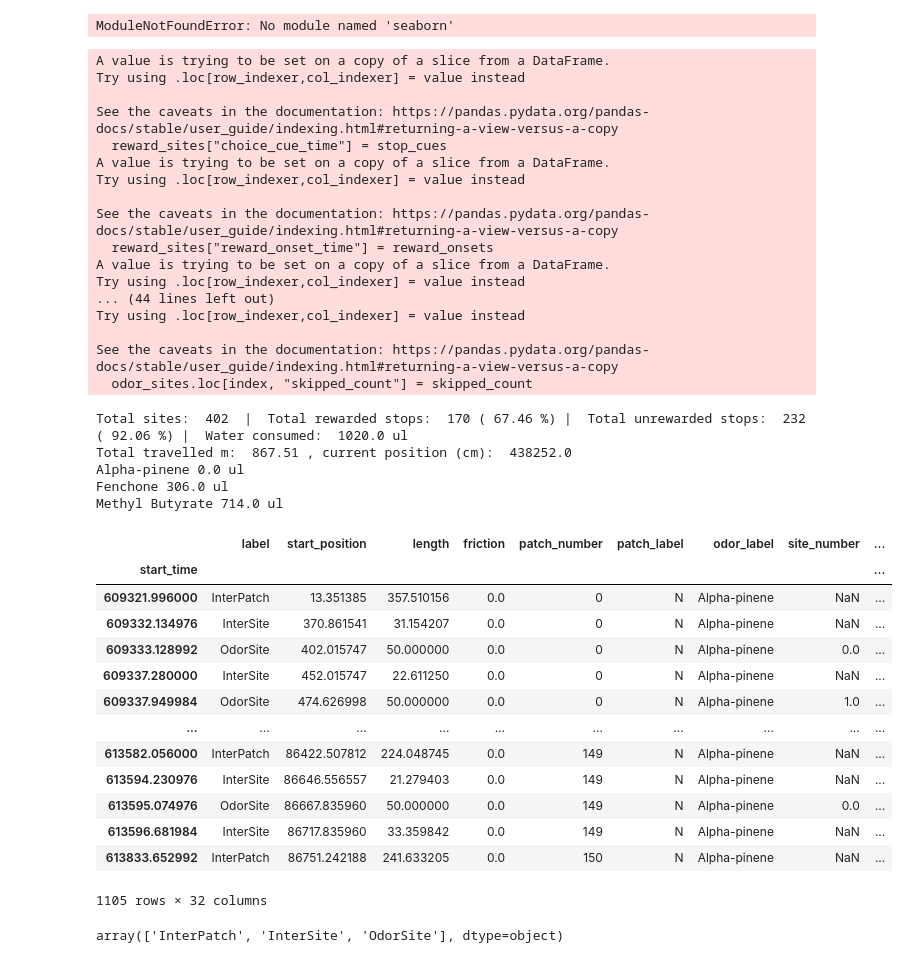
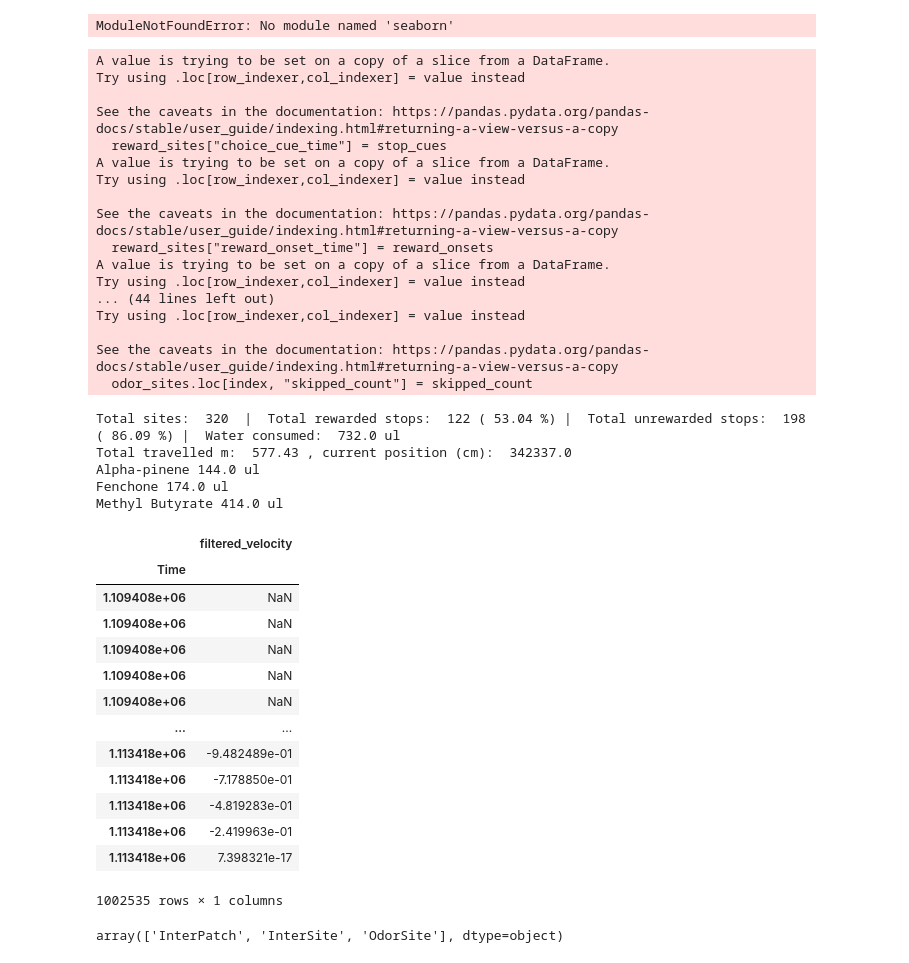
Before and after one commit to AllenNeuralDynamics/aind-vr-foraging-processing-nwb-packaging, a Jupyter notebook: code/evalute_nwb.ipynb, the cells around one changed output. Saved outputs shown, nothing was run; the diff lists cells and outputs as text; code cells hidden in the pictures.

```diff
--- a/code/evalute_nwb.ipynb
+++ b/code/evalute_nwb.ipynb
@@ -2799,7 +2799,7 @@ def update_values(reward_sites, save = False):
 # %% [output]
 ModuleNotFoundError: No module named 'seaborn'
 # %%
-processed_data = MetricsVrForaging('/root/capsule/data/test_vr_foraging_primary_nwb_v4/behavior_789903_2025-05-14_17-46-30_primary_nwb')
+processed_data = MetricsVrForaging('/root/capsule/data/vr_foraging_raw_nwb/behavior_789923_2025-05-13_16-16-16_primary_nwb')
 # %% [output]
 A value is trying to be set on a copy of a slice from a DataFrame.
 Try using .loc[row_indexer,col_indexer] = value instead
@@ -2818,28 +2818,28 @@ Try using .loc[row_indexer,col_indexer] = value instead
 
 See the caveats in the documentation: https://pandas.pydata.org/pandas-docs/stable/user_guide/indexing.html#returning-a-view-versus-a-copy
   odor_sites.loc[index, "skipped_count"] = skipped_count
-Total sites:  402  |  Total rewarded stops:  170 ( 67.46 %) |  Total unrewarded stops:  232 ( 92.06 %) |  Water consumed:  1020.0 ul
-Total travelled m:  867.51 , current position (cm):  438252.0
-Alpha-pinene 0.0 ul
-Fenchone 306.0 ul
-Methyl Butyrate 714.0 ul
+Total sites:  320  |  Total rewarded stops:  122 ( 53.04 %) |  Total unrewarded stops:  198 ( 86.09 %) |  Water consumed:  732.0 ul
+Total travelled m:  577.43 , current position (cm):  342337.0
+Alpha-pinene 144.0 ul
+Fenchone 174.0 ul
+Methyl Butyrate 414.0 ul
 # %%
-processed_data.active_site
+processed_data.stream_data.encoder_loading()
 # %% [output]
-|  | label | start_position | length | friction | patch_number | patch_label | odor_label | site_number | ... |
-| start_time |  |  |  |  |  |  |  |  | ... |
-| 609321.996000 | InterPatch | 13.351385 | 357.510156 | 0.0 | 0 | N | Alpha-pinene | NaN | ... |
-| 609332.134976 | InterSite | 370.861541 | 31.154207 | 0.0 | 0 | N | Alpha-pinene | NaN | ... |
-| 609333.128992 | OdorSite | 402.015747 | 50.000000 | 0.0 | 0 | N | Alpha-pinene | 0.0 | ... |
-| 609337.280000 | InterSite | 452.015747 | 22.611250 | 0.0 | 0 | N | Alpha-pinene | NaN | ... |
-| 609337.949984 | OdorSite | 474.626998 | 50.000000 | 0.0 | 0 | N | Alpha-pinene | 1.0 | ... |
-| ... | ... | ... | ... | ... | ... | ... | ... | ... | ... |
-| 613582.056000 | InterPatch | 86422.507812 | 224.048745 | 0.0 | 149 | N | Alpha-pinene | NaN | ... |
-| 613594.230976 | InterSite | 86646.556557 | 21.279403 | 0.0 | 149 | N | Alpha-pinene | NaN | ... |
-| 613595.074976 | OdorSite | 86667.835960 | 50.000000 | 0.0 | 149 | N | Alpha-pinene | 0.0 | ... |
-| 613596.681984 | InterSite | 86717.835960 | 33.359842 | 0.0 | 149 | N | Alpha-pinene | NaN | ... |
-| 613833.652992 | InterPatch | 86751.242188 | 241.633205 | 0.0 | 150 | N | Alpha-pinene | NaN | ... |
+|  | filtered_velocity |
+| Time |  |
+| 1.109408e+06 | NaN |
+| 1.109408e+06 | NaN |
+| 1.109408e+06 | NaN |
+| 1.109408e+06 | NaN |
+| 1.109408e+06 | NaN |
+| ... | ... |
+| 1.113418e+06 | -9.482489e-01 |
+| 1.113418e+06 | -7.178850e-01 |
+| 1.113418e+06 | -4.819283e-01 |
+| 1.113418e+06 | -2.419963e-01 |
+| 1.113418e+06 | 7.398321e-17 |
-1105 rows × 32 columns
+1002535 rows × 1 columns
 # %%
 processed_data.active_site['label'].unique()
 # %% [output]
```
Also changed, not shown: 3 other files.
